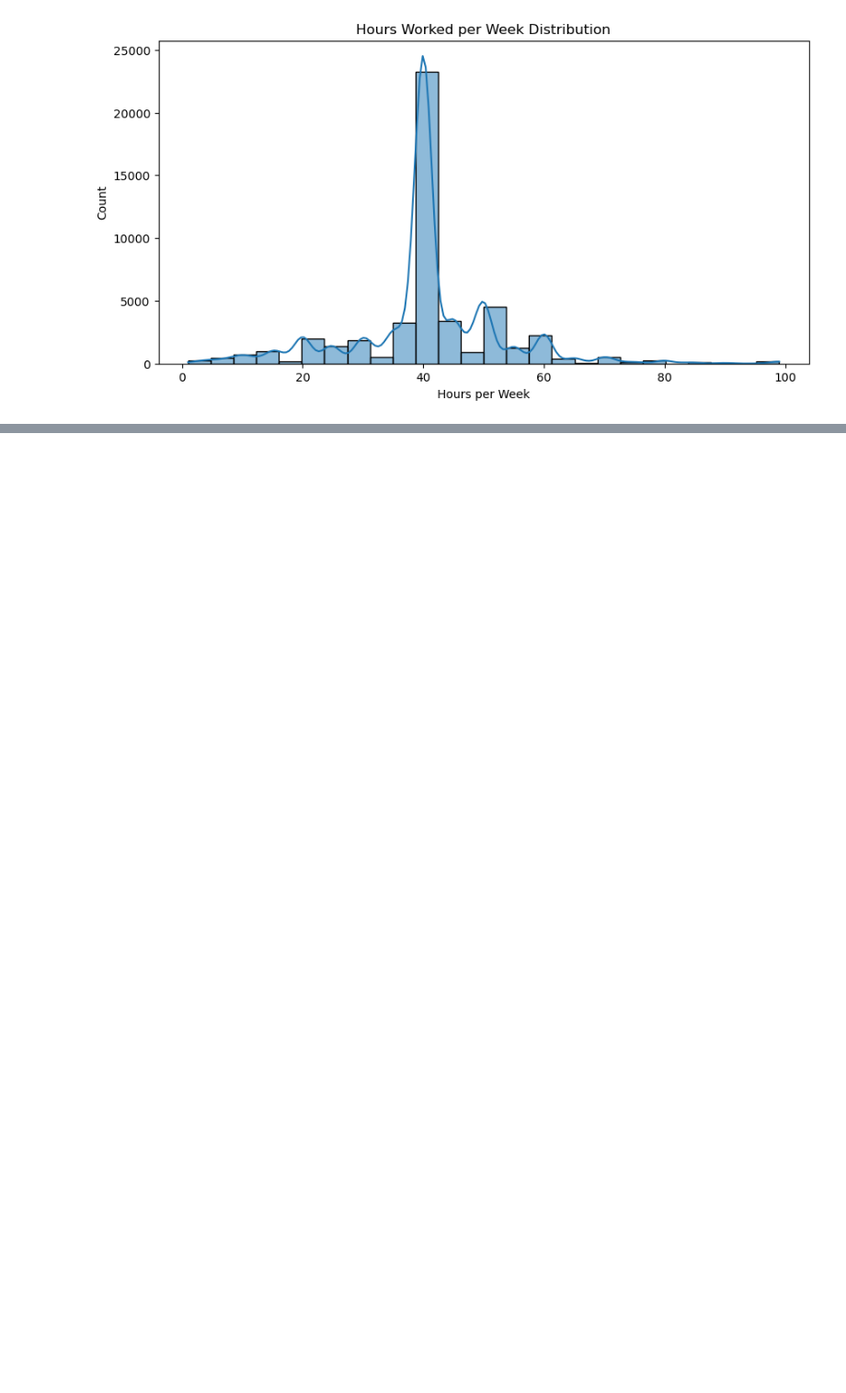
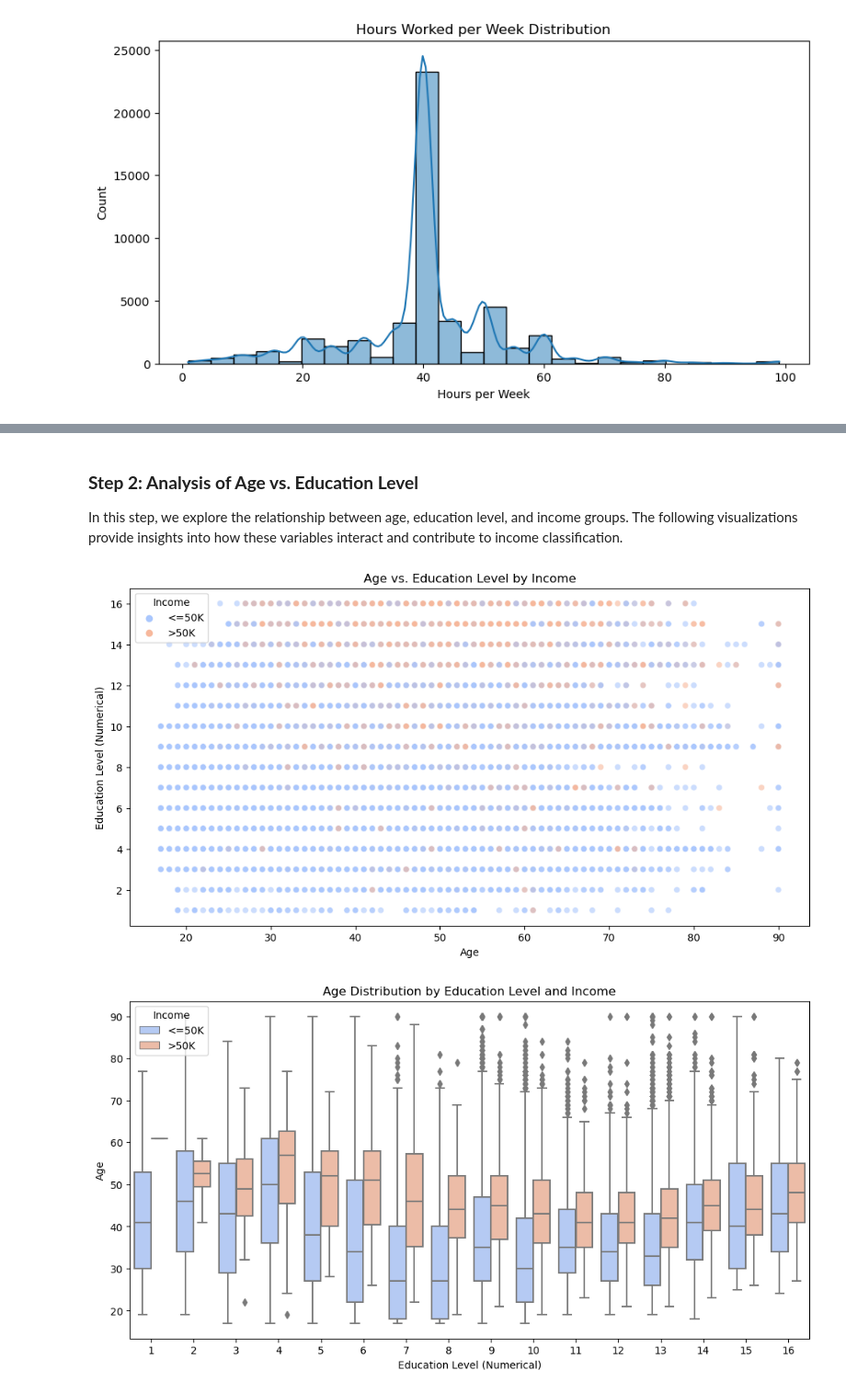
Before and after one commit to Devin-Shrode/Census-Income-Analysis-and-Modeling, a Jupyter notebook: Census_Income_Final.ipynb, the cells around one changed output, grey strips where cells are left out. Shown at 92% size. Drawn from its saved outputs; the diff is of its cells as text; code cells hidden in the pictures; blank space fills up the shorter version.

```diff
--- a/Census_Income.ipynb
+++ b/Census_Income_Final.ipynb
@@ -1039,0 +412,40 @@ Overall, this project demonstrates the potential of machine learning in income p
+# %% [markdown]
+### **Step 2: Analysis of Age vs. Education Level**
+
+In this step, we explore the relationship between age, education level, and income groups. The following visualizations provide insights into how these variables interact and contribute to income classification.
+# %%
+# Scatter plot for Age vs. Education Level
+plt.figure(figsize=(12, 6))
+sns.scatterplot(data=df, x='age', y='education-num', hue='income', alpha=0.6, palette='coolwarm')
+plt.title('Age vs. Education Level by Income')
+plt.xlabel('Age')
+plt.ylabel('Education Level (Numerical)')
+plt.legend(title='Income', loc='upper left')
+plt.show()
+
+# Distribution of Age by Education Level
+plt.figure(figsize=(12, 6))
+sns.boxplot(data=df, x='education-num', y='age', hue='income', palette='coolwarm')
+plt.title('Age Distribution by Education Level and Income')
+plt.xlabel('Education Level (Numerical)')
+plt.ylabel('Age')
+plt.legend(title='Income')
+plt.show()
+
+# Ensure 'income' column is clean
+df['income'] = df['income'].astype(str).str.strip()
+
+# Histogram of Education Levels by Income
+plt.figure(figsize=(10, 6))
+sns.histplot(data=df, x='education-num', hue='income', bins=16, kde=True, palette='coolwarm', alpha=0.6)
+
+# Explicitly set the legend if needed
+plt.legend(title='Income', labels=['<=50K', '>50K'], loc='upper right')
+
+plt.title('Education Level Distribution by Income')
+plt.xlabel('Education Level (Numerical)')
+plt.ylabel('Frequency')
+plt.show()
+# %% [output]
+[figure, added]
+[figure, added]
```
Also changed, not shown: parts of 116 cells of this notebook.
